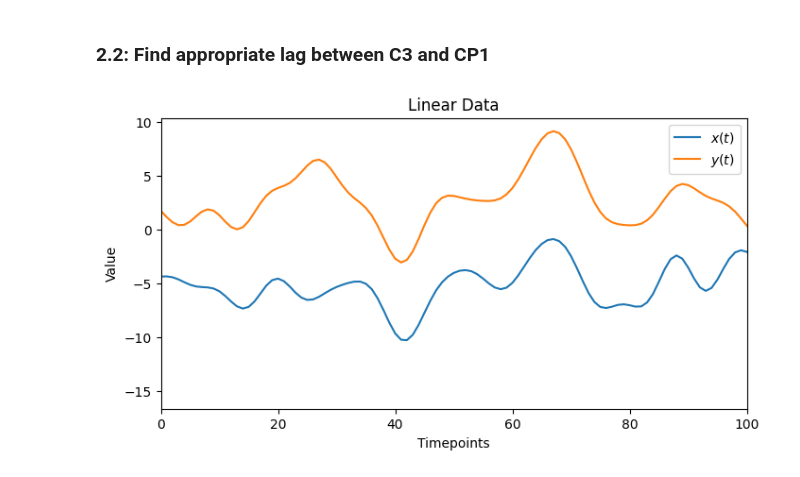
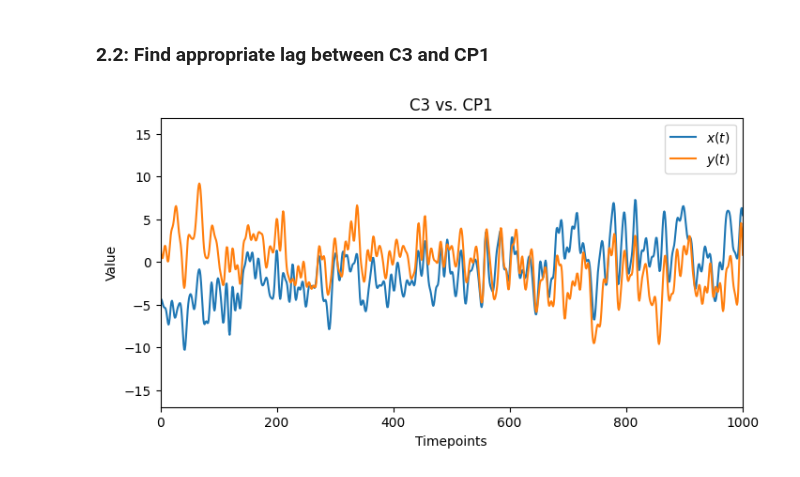
Before and after one commit to Simurgh818/mutual_information_analysis, a Jupyter notebook: NeuralMI_tutorial.ipynb, the cells around one changed output. Saved outputs shown, nothing was run; the diff lists cells and outputs as text; code cells hidden in the pictures.

```diff
--- a/NeuralMI_tutorial.ipynb
+++ b/NeuralMI_tutorial.ipynb
@@ -127,7 +128,7 @@ for condition in conditions:
 
             processed_epochs = epochs.pick(['C3', 'CP1'])
             # Select only the first epoch
-            processed_epochs = processed_epochs[0]
+            processed_epochs = processed_epochs[0:3]
 
             processed_data[condition] = processed_epochs
 
@@ -293,7 +294,7 @@ display(right_window_size)
 ### 2.2: Find appropriate lag between C3 and CP1
 # %%
 # Plotting function for X and Y
-def plot_data(x, y, title=None, xlim=100):
+def plot_data(x, y, title=None, xlim=1000):
     fig, ax = plt.subplots(figsize=(8, 4))
     ax.plot(x.T, label=r'$x(t)$')
     ax.plot(y.T, label=r'$y(t)$')
@@ -305,9 +306,9 @@ def plot_data(x, y, title=None, xlim=100):
     ax.legend()
     plt.show()
 # %%
-plot_data(c3_tensor.T,cp1_tensor.T, 'Linear Data')
+plot_data(c3_tensor.T,cp1_tensor.T, 'C3 vs. CP1')
 # %% [output]
-[figure, old version]
+[figure, new version]
 # %%
 results_linear_lag = nmi.run(
     x_data=c3_tensor,
```
Also changed, not shown: parts of 19 cells of this notebook.
